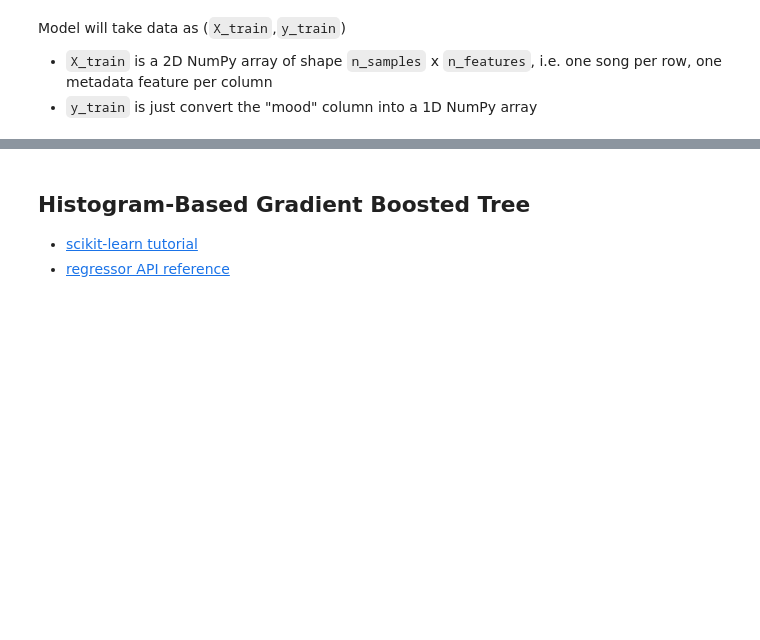
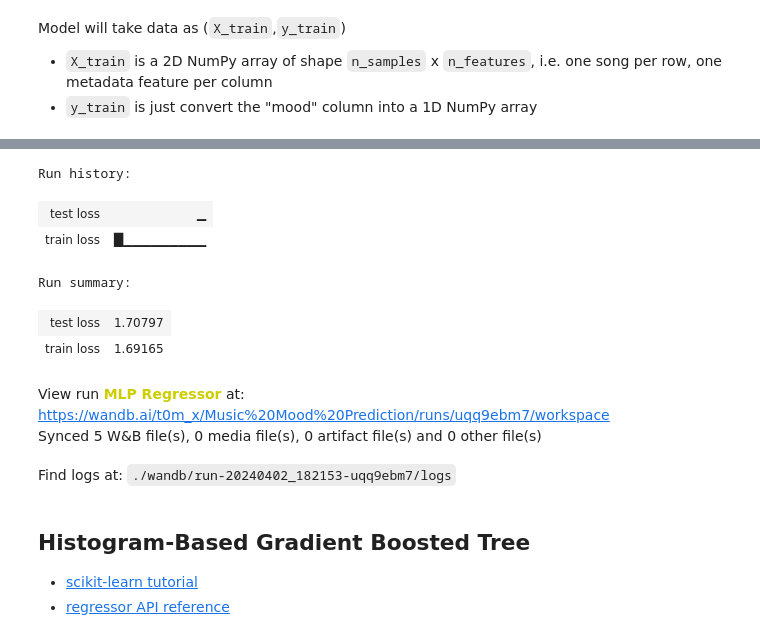
Before and after one commit to ApplesDaddy/CMPT353Project, a Jupyter notebook: regression_Colab.ipynb, the cells around one changed output, grey strips where cells are left out. Saved outputs shown, nothing was run; the diff lists cells and outputs as text; code cells hidden in the pictures; blank space fills up the shorter version.

```diff
--- a/regression_Colab.ipynb
+++ b/regression_Colab.ipynb
@@ -198,3 +463,15 @@ print(mlp_regression.score(X_test, y_test))
+# %%
+wandb.finish()
+# %% [output]
+Run history:
+| test loss | ▁ |
+| train loss | █▁▁▁▁▁▁▁▁▁ |
+Run summary:
+| test loss | 1.70797 |
+| train loss | 1.69165 |
+View run MLP Regressor at: https://wandb.ai/t0m_x/Music%20Mood%20Prediction/runs/uqq9ebm7/workspace
+Synced 5 W&B file(s), 0 media file(s), 0 artifact file(s) and 0 other file(s)
+Find logs at: ./wandb/run-20240402_182153-uqq9ebm7/logs
 # %% [markdown]
 ## Histogram-Based Gradient Boosted Tree
 - [scikit-learn tutorial](https://scikit-learn.org/stable/modules/ensemble.html#histogram-based-gradient-boosting)
```
Also changed, not shown: parts of 27 cells of this notebook, 1 other file.
